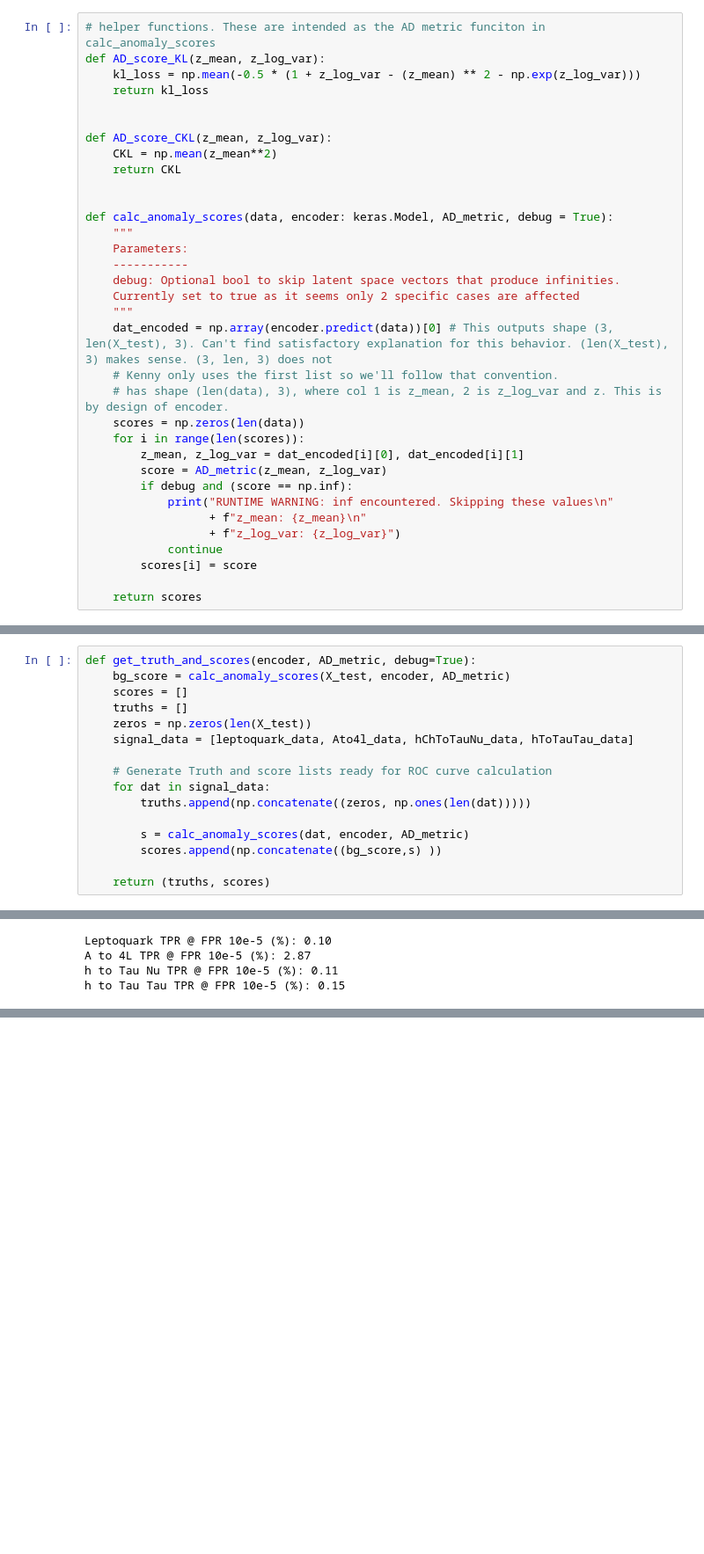
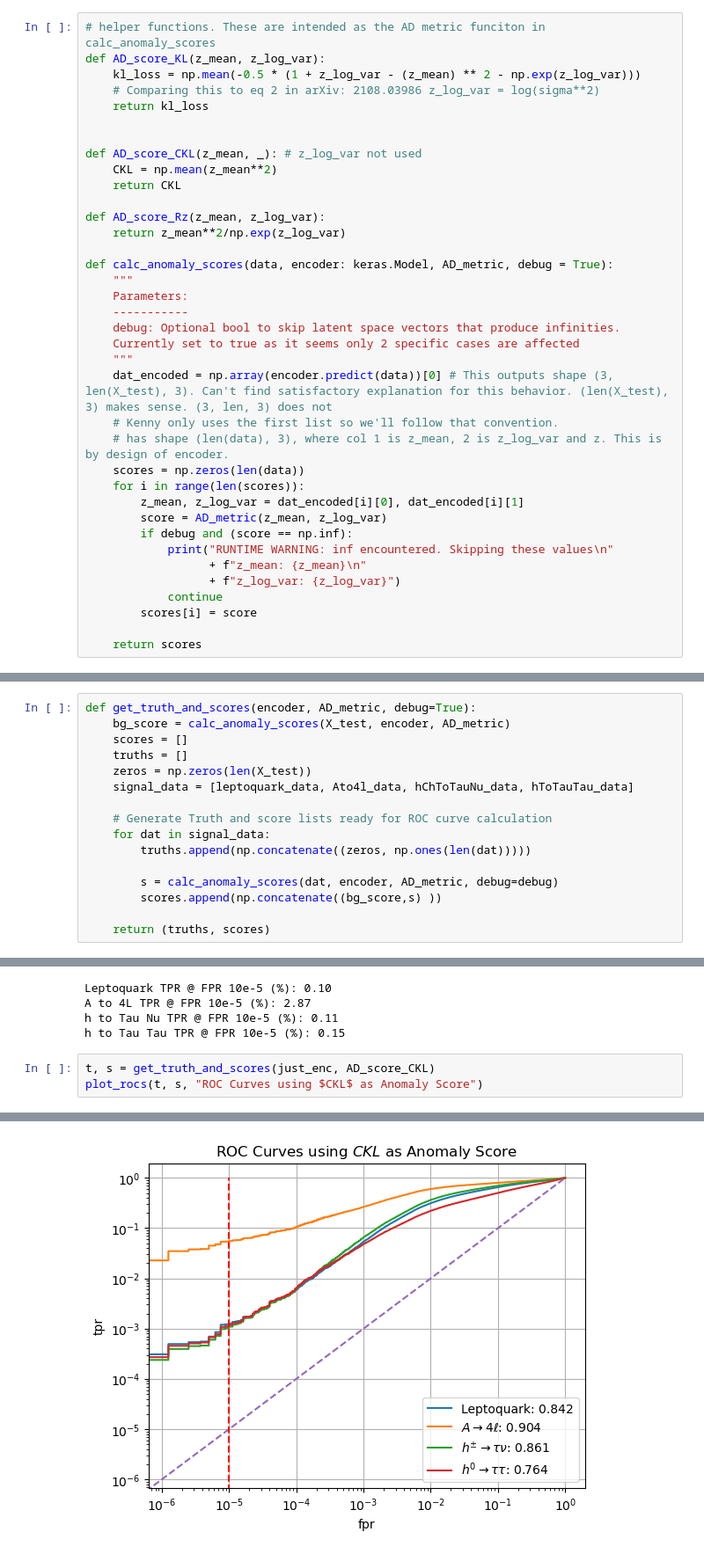
Before and after one commit to jnamador/vae_fs, a Jupyter notebook: vaes/vae0.ipynb, the cells around one changed output, grey strips where cells are left out. Shown: that part at 88% size. Drawn from its saved outputs; the diff is of its cells as text; blank space fills up the shorter version.

Commit message:
added R_z AD score

```diff
--- a/vaes/vae0.ipynb
+++ b/vaes/vae0.ipynb
@@ -463,13 +464,16 @@ just_enc = new_VAE.get_layer("encoder") # We only need encoder output
 # helper functions. These are intended as the AD metric funciton in calc_anomaly_scores
 def AD_score_KL(z_mean, z_log_var):
     kl_loss = np.mean(-0.5 * (1 + z_log_var - (z_mean) ** 2 - np.exp(z_log_var)))
+    # Comparing this to eq 2 in arXiv: 2108.03986 z_log_var = log(sigma**2)
     return kl_loss
 
 
-def AD_score_CKL(z_mean, z_log_var):
+def AD_score_CKL(z_mean, _): # z_log_var not used
     CKL = np.mean(z_mean**2)
     return CKL
 
+def AD_score_Rz(z_mean, z_log_var):
+    return z_mean**2/np.exp(z_log_var)
 
 def calc_anomaly_scores(data, encoder: keras.Model, AD_metric, debug = True):
     """
@@ -507,7 +511,7 @@ def get_truth_and_scores(encoder, AD_metric, debug=True):
     for dat in signal_data:
         truths.append(np.concatenate((zeros, np.ones(len(dat)))))
 
-        s = calc_anomaly_scores(dat, encoder, AD_metric)
+        s = calc_anomaly_scores(dat, encoder, AD_metric, debug=debug)
         scores.append(np.concatenate((bg_score,s) ))
 
     return (truths, scores)
@@ -575,3 +578,7 @@ Leptoquark TPR @ FPR 10e-5 (%): 0.10
 A to 4L TPR @ FPR 10e-5 (%): 2.87
 h to Tau Nu TPR @ FPR 10e-5 (%): 0.11
 h to Tau Tau TPR @ FPR 10e-5 (%): 0.15
+# %%
+t, s = get_truth_and_scores(just_enc, AD_score_CKL)
+plot_rocs(t, s, "ROC Curves using $CKL$ as Anomaly Score")
+# %% [output]
@@ -577,0 +590 @@ h to Tau Tau TPR @ FPR 10e-5 (%): 0.15
+[figure, added]
```
Also changed, not shown: parts of 4 cells of this notebook.
